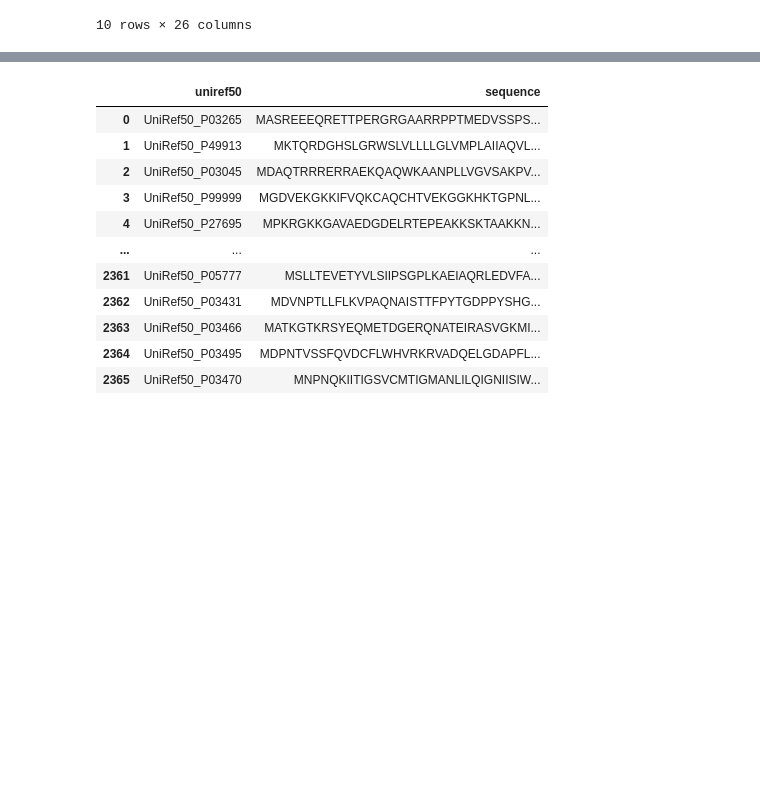
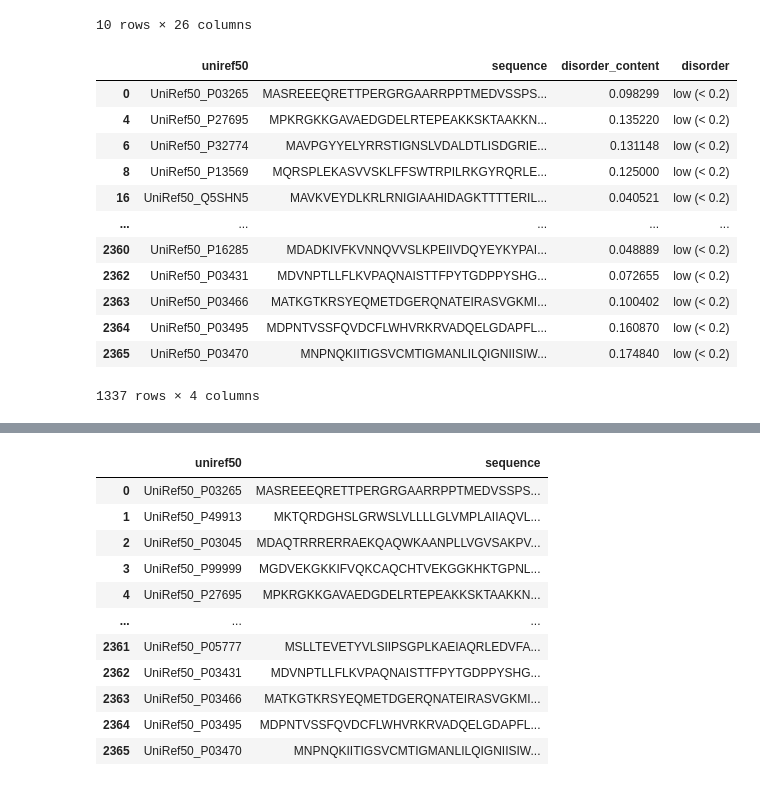
Before and after one commit to michellegarcia2000/p-rotein, a Jupyter notebook: json_p-ai.ipynb, the cells around one changed output, grey strips where cells are left out. Drawn from its saved outputs; the diff is of its cells as text; code cells hidden in the pictures; blank space fills up the shorter version.

```diff
--- a/json_p-ai.ipynb
+++ b/json_p-ai.ipynb
@@ -26,0 +38,18 @@ display(new_df.head(10).dropna(axis=1))
+# %%
+low_disorder = new_df.loc[(new_df['disorder_content'] <= 0.2), ['uniref50','sequence','disorder_content']]
+low_disorder.loc[:,'disorder'] = "low (< 0.2)"
+low_disorder
+# %% [output]
+|  | uniref50 | sequence | disorder_content | disorder |
+| 0 | UniRef50_P03265 | MASREEEQRETTPERGRGAARRPPTMEDVSSPS... | 0.098299 | low (< 0.2) |
+| 4 | UniRef50_P27695 | MPKRGKKGAVAEDGDELRTEPEAKKSKTAAKKN... | 0.135220 | low (< 0.2) |
+| 6 | UniRef50_P32774 | MAVPGYYELYRRSTIGNSLVDALDTLISDGRIE... | 0.131148 | low (< 0.2) |
+| 8 | UniRef50_P13569 | MQRSPLEKASVVSKLFFSWTRPILRKGYRQRLE... | 0.125000 | low (< 0.2) |
+| 16 | UniRef50_Q5SHN5 | MAVKVEYDLKRLRNIGIAAHIDAGKTTTTERIL... | 0.040521 | low (< 0.2) |
+| ... | ... | ... | ... | ... |
+| 2360 | UniRef50_P16285 | MDADKIVFKVNNQVVSLKPEIIVDQYEYKYPAI... | 0.048889 | low (< 0.2) |
+| 2362 | UniRef50_P03431 | MDVNPTLLFLKVPAQNAISTTFPYTGDPPYSHG... | 0.072655 | low (< 0.2) |
+| 2363 | UniRef50_P03466 | MATKGTKRSYEQMETDGERQNATEIRASVGKMI... | 0.100402 | low (< 0.2) |
+| 2364 | UniRef50_P03495 | MDPNTVSSFQVDCFLWHVRKRVADQELGDAPFL... | 0.160870 | low (< 0.2) |
+| 2365 | UniRef50_P03470 | MNPNQKIITIGSVCMTIGMANLILQIGNIISIW... | 0.174840 | low (< 0.2) |
+1337 rows × 4 columns
```
Also changed, not shown: parts of 7 cells of this notebook, 1 other file.
